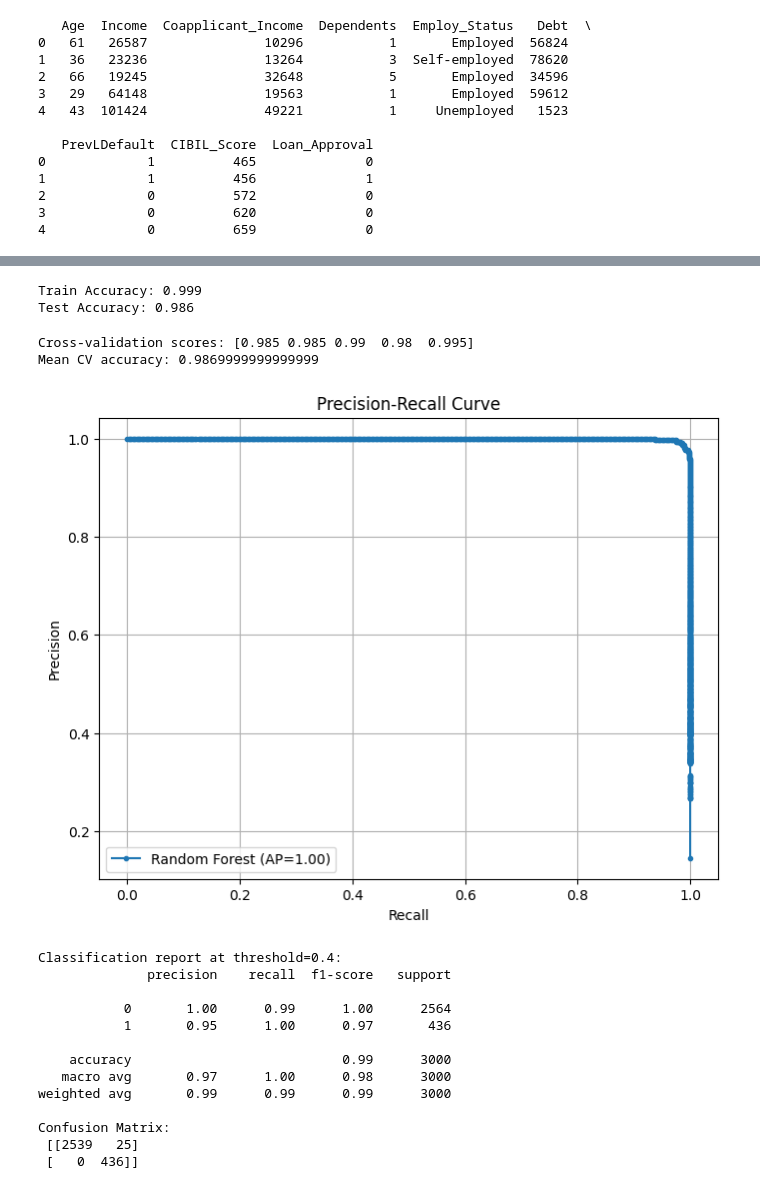
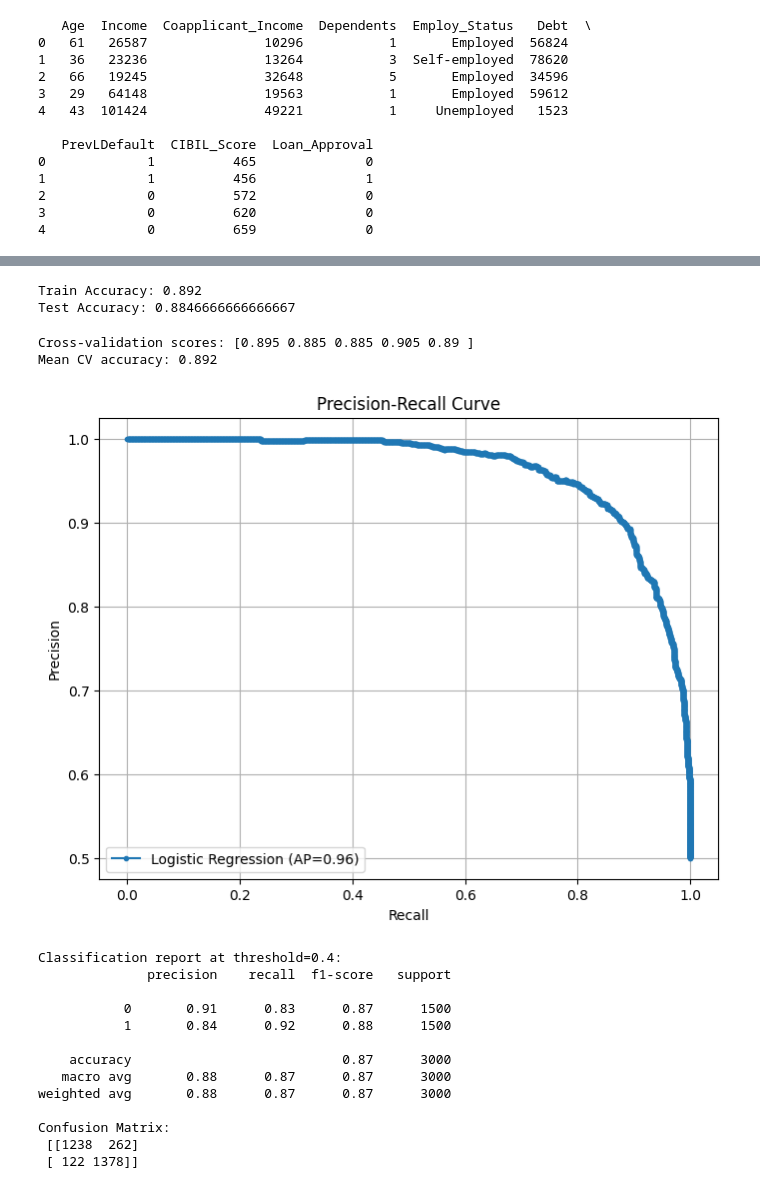
Before and after one commit to aishaneedas19-ai/Loan_Automation, a Jupyter notebook: loan_automation.ipynb, the cells around one changed output, grey strips where cells are left out. Cells and saved outputs as stored; diff of their text form; code cells hidden in the pictures.

```diff
--- a/loan_automation.ipynb
+++ b/loan_automation.ipynb
@@ -26,9 +48,21 @@ print(df.head())
 2             0          572              0
 3             0          620              0
 4             0          659              0
-# %%
-df["Loan_Approval"] = (
-    (df["CIBIL_Score"] > 600) &
-    (df["Debt"] < df["Income"]) &
-    (df["PrevLDefault"] == 0)
-).astype(int)
+# %%
+import numpy as np
+
+score = (
+    (df['CIBIL_Score'] - df['CIBIL_Score'].mean()) / df['CIBIL_Score'].std() * 2.5
+    - df['PrevLDefault'] * 2.0
+    - (df['Debt'] / df['Income'].replace(0, np.nan).fillna(df['Income'].mean())) * 1.5
+    + (df['Income'] - df['Income'].mean()) / df['Income'].std() * 1.0
+    - df['Dependents'] * 0.15
+    + np.where(df['Employ_Status'] == 'Employed', 0.5,
+        np.where(df['Employ_Status'] == 'Self-employed', 0.2, -0.8))
+)
+
+score += np.random.normal(0, 1.8, size=len(df))
+threshold = score.median()
+df['Loan_Approval'] = (score > threshold).astype(int)
+
+print(df['Loan_Approval'].value_counts(normalize=True))
@@ -35,6 +74,8 @@ df["Loan_Approval"] = (
 # %%
 from sklearn.preprocessing import LabelEncoder
 
+df["Employ_Status"] = df["Employ_Status"].astype(str)
+
 le = LabelEncoder()
 df["Employ_Status"] = le.fit_transform(df["Employ_Status"])
 # %%
@@ -58,11 +99,14 @@ Loan_Approval
 Name: proportion, dtype: float64
 # %%
 from sklearn.model_selection import train_test_split
-
 X_train, X_test, y_train, y_test = train_test_split(
     X, y, test_size=0.6, random_state=42, stratify=y
 )
 
 sm = SMOTE(random_state=42)
 X_train_res, y_train_res = sm.fit_resample(X_train, y_train)
-print("Resampled training distribution:\n", pd.Series(y_train_res).value_counts())
+
+scaler = StandardScaler()
+X_train_res_scaled = scaler.fit_transform(X_train_res)
+X_test_scaled = scaler.transform(X_test)
+X_train_scaled = scaler.transform(X_train)
@@ -138,57 +173,55 @@ Test Accuracy: 0.986
 # %%
-print("Train Accuracy:", accuracy_score(y_train, rf.predict(X_train)))
-print("Test Accuracy:", accuracy_score(y_test, rf.predict(X_test)))
+print("Train Accuracy:", accuracy_score(y_train, lr.predict(X_train_scaled)))
+print("Test Accuracy:", accuracy_score(y_test, lr.predict(X_test_scaled)))
 # %% [output]
-Train Accuracy: 0.999
-Test Accuracy: 0.986
+Train Accuracy: 0.892
+Test Accuracy: 0.8846666666666667
 # %%
 from sklearn.model_selection import cross_val_score
 
-cv_scores = cross_val_score(rf, X_train, y_train, cv=5, scoring='accuracy')
+# Use X_train_scaled instead of unscaled X_train
+cv_scores = cross_val_score(lr, X_train_scaled, y_train, cv=5, scoring='accuracy')
+
 print("Cross-validation scores:", cv_scores)
 print("Mean CV accuracy:", cv_scores.mean())
 # %% [output]
-Cross-validation scores: [0.985 0.985 0.99  0.98  0.995]
-Mean CV accuracy: 0.9869999999999999
+Cross-validation scores: [0.895 0.885 0.885 0.905 0.89 ]
+Mean CV accuracy: 0.892
 # %%
 import matplotlib.pyplot as plt
 from sklearn.metrics import precision_recall_curve, average_precision_score
-
-y_proba = best_rf.predict_proba(X_test)[:, 1]
-
+y_proba = best_lr.predict_proba(X_test_scaled)[:, 1]
 
 precision, recall, thresholds = precision_recall_curve(y_test, y_proba)
-
-
 avg_precision = average_precision_score(y_test, y_proba)
 
-plt.figure(figsize=(8,6))
-plt.plot(recall, precision, marker='.', label=f'Random Forest (AP={avg_precision:.2f})')
+plt.figure(figsize=(8, 6))
+plt.plot(recall, precision, marker='.', label=f'Logistic Regression (AP={avg_precision:.2f})')
 plt.xlabel('Recall')
 plt.ylabel('Precision')
 plt.title('Precision-Recall Curve')
 plt.legend()
 plt.grid(True)
 plt.show()
 
+threshold = 0.4
 y_pred_thresh = (y_proba >= threshold).astype(int)
 
-from sklearn.metrics import classification_report, confusion_matrix
 print(f"\nClassification report at threshold={threshold}:")
 print(classification_report(y_test, y_pred_thresh))
 print("Confusion Matrix:\n", confusion_matrix(y_test, y_pred_thresh))
 # %% [output]
-[figure, old version]
+[figure, new version]
 Classification report at threshold=0.4:
               precision    recall  f1-score   support
 
-           0       1.00      0.99      1.00      2564
-           1       0.95      1.00      0.97       436
+           0       0.91      0.83      0.87      1500
+           1       0.84      0.92      0.88      1500
 
-    accuracy                           0.99      3000
-   macro avg       0.97      1.00      0.98      3000
-weighted avg       0.99      0.99      0.99      3000
+    accuracy                           0.87      3000
+   macro avg       0.88      0.87      0.87      3000
+weighted avg       0.88      0.87      0.87      3000
 
 Confusion Matrix:
- [[2539   25]
- [   0  436]]
+ [[1238  262]
+ [ 122 1378]]
```
Also changed, not shown: parts of 10 cells of this notebook.
